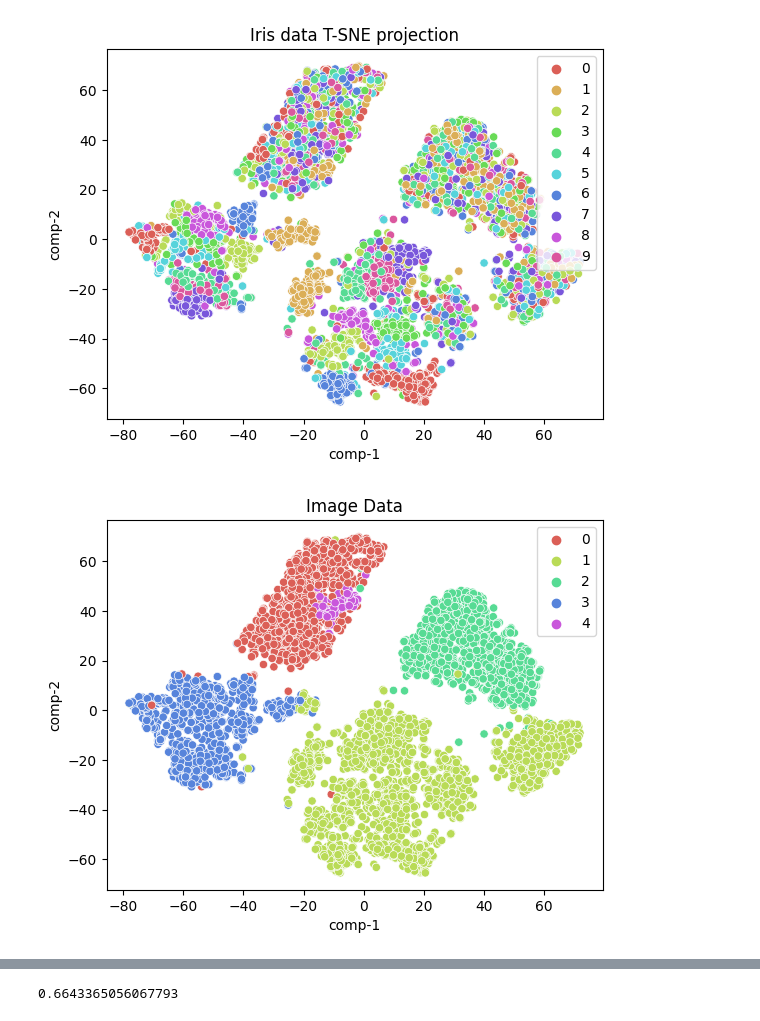
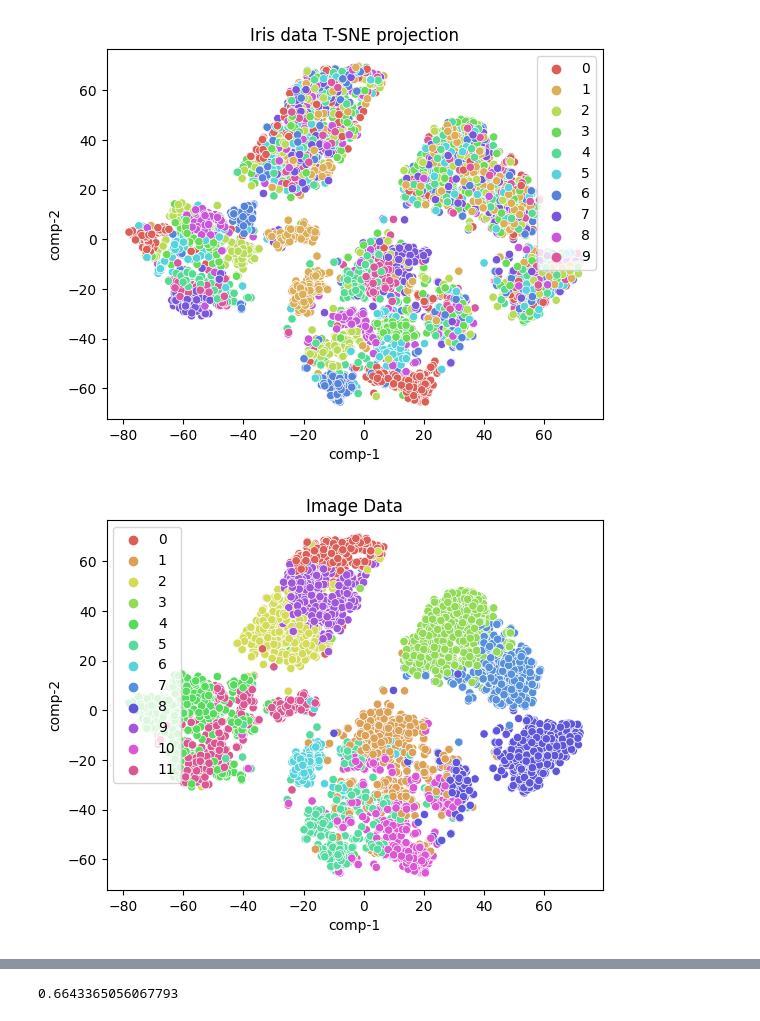
Before and after one commit to Sajjad-Arghaee/Semester6_AI_Projects, a Jupyter notebook: Computational_Intelligence/phase1/phase1.ipynb, the cells around one changed output, grey strips where cells are left out. Saved outputs shown, nothing was run; the diff lists cells and outputs as text; code cells hidden in the pictures.

```diff
--- a/Computational_Intelligence/phase1/phase1.ipynb
+++ b/Computational_Intelligence/phase1/phase1.ipynb
@@ -95,21 +95,20 @@ plt.show()
 # %%
 from sklearn.cluster import KMeans
 import copy
 
-# kmeans_main = KMeans(n_clusters=25, random_state=0, n_init="auto").fit(train_features)
+kmeans_main = KMeans(n_clusters=12, random_state=0, n_init="auto").fit(train_features)
 
 df = pd.DataFrame()
-df["y"] = kmeans.labels_
+df["y"] = kmeans_main.labels_
 df["comp-1"] = z[:, 0]
 df["comp-2"] = z[:, 1]
 
 sns.scatterplot(x="comp-1", y="comp-2", hue=df.y.tolist(),
-                palette=sns.color_palette("hls", len(np.unique(kmeans.labels_))),
+                palette=sns.color_palette("hls", len(np.unique(kmeans_main.labels_))),
                 data=df).set(title="Image Data")
-import matplotlib.pyplot as plt
 plt.show()
 # %% [output]
-[figure, old version]
+[figure, new version]
 # %%
 import math
 
```
Also changed, not shown: parts of 5 cells of this notebook.
